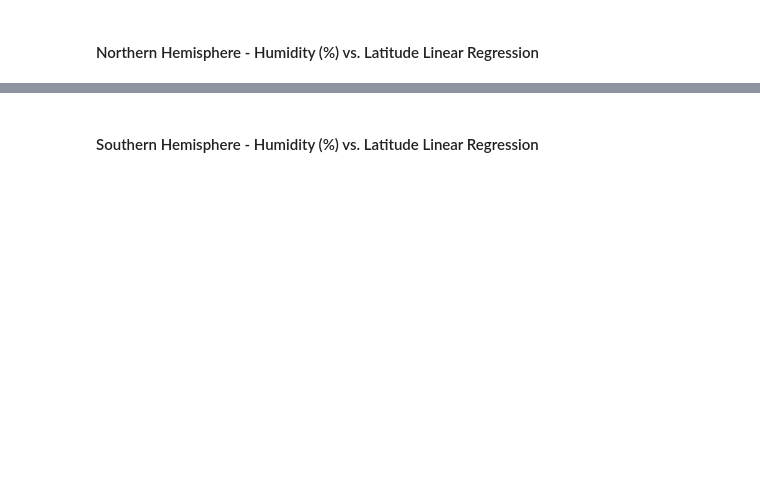
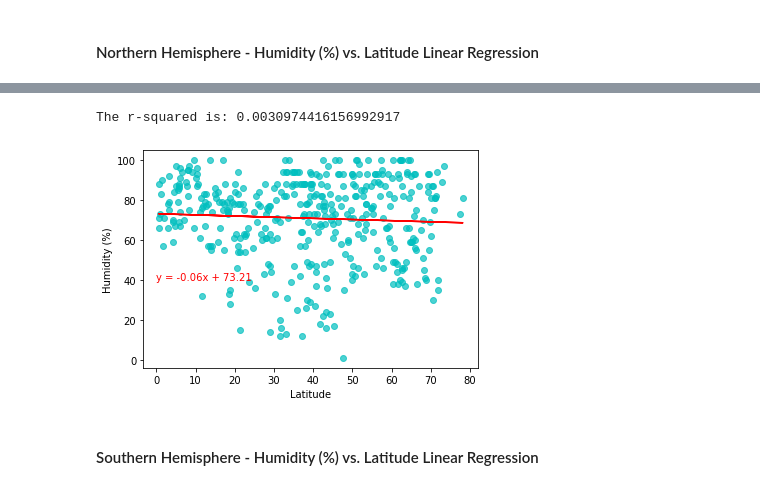
Before and after one commit to szerpa17/API-Challenge, a Jupyter notebook: WeatherPy/WeatherPy.ipynb, the cells around one changed output, grey strips where cells are left out. Cells and saved outputs as stored; diff of their text form; code cells hidden in the pictures; blank space fills up the shorter version.

```diff
--- a/WeatherPy/WeatherPy.ipynb
+++ b/WeatherPy/WeatherPy.ipynb
@@ -357,2 +354,7 @@ The r-squared is: 0.10829462153873139
+# %%
+n_regsn(df, 'Lat', 'Humidity', 'Latitude', 'Humidity (%)')
+# %% [output]
+The r-squared is: 0.0030974416156992917
+[figure, added]
 # %% [markdown]
 ####  Southern Hemisphere - Humidity (%) vs. Latitude Linear Regression
```
Also changed, not shown: parts of 14 cells of this notebook, 8 other files.
